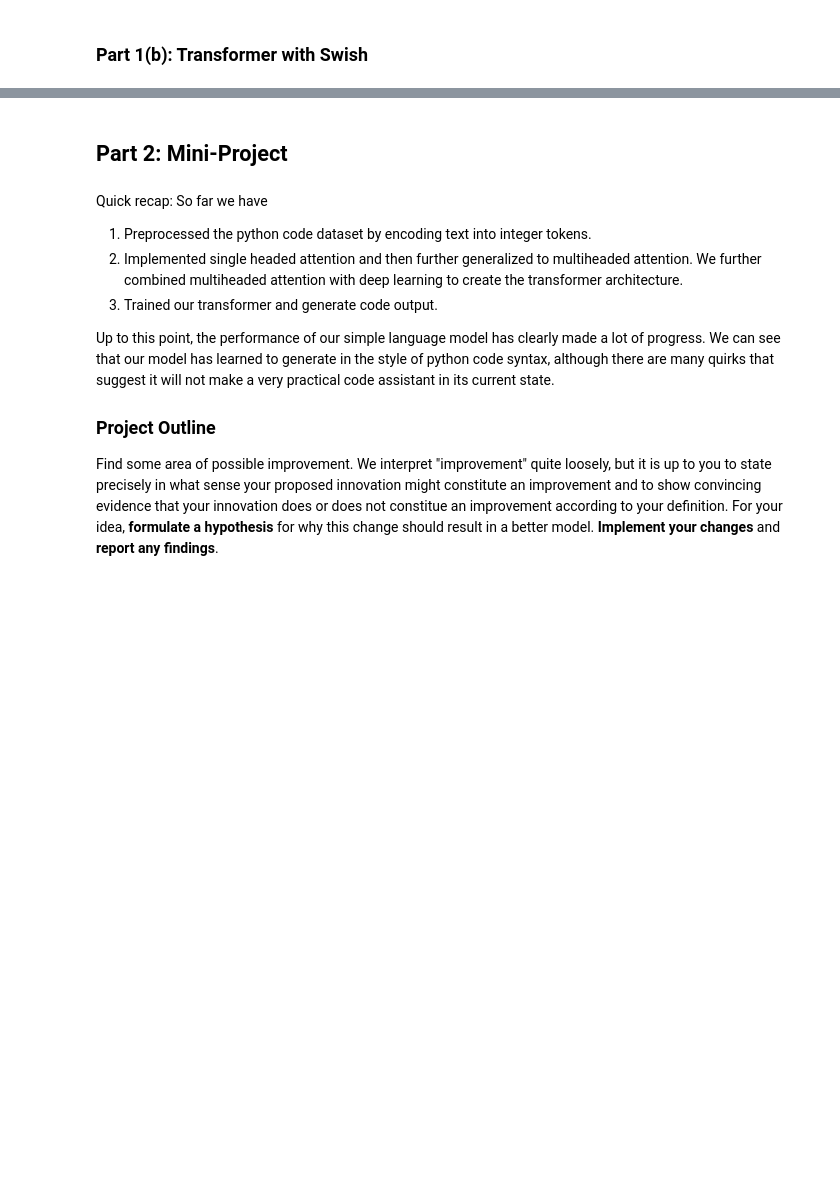
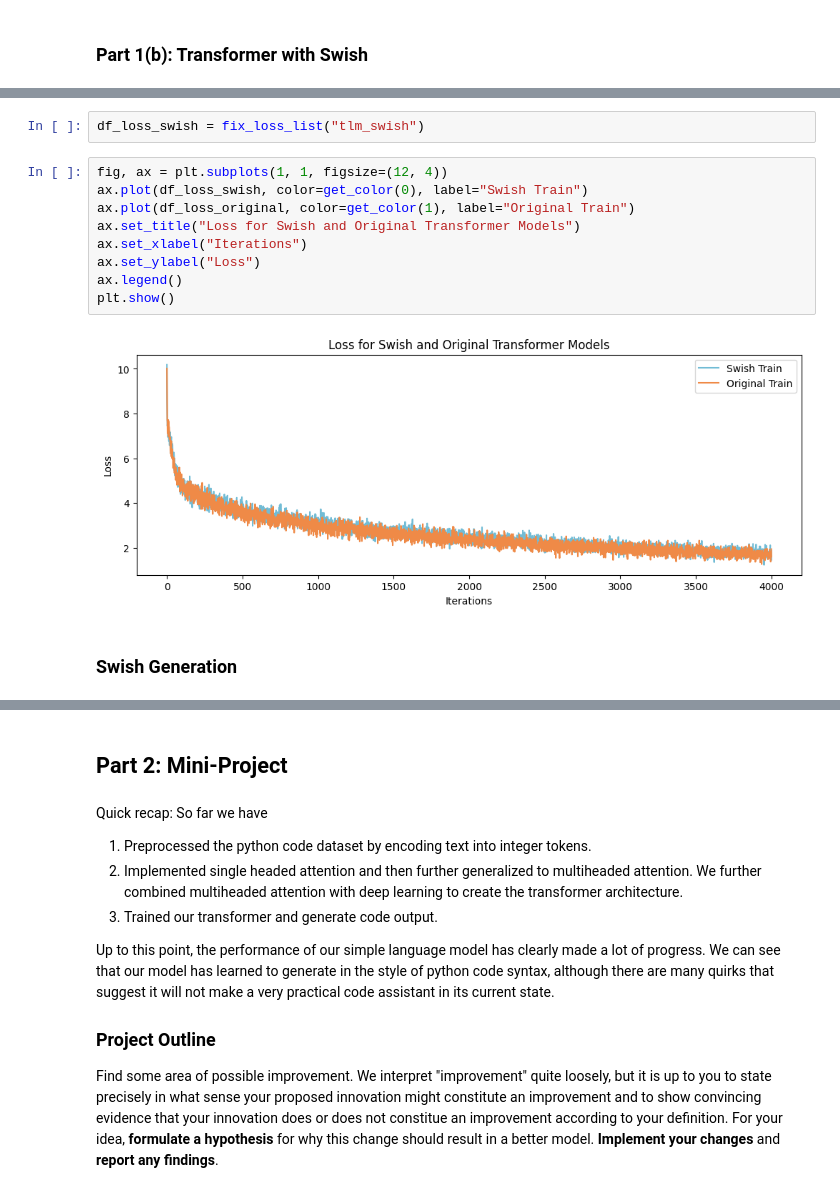
Before and after one commit to noahcowan1/S4Mamba_Implementation, a Jupyter notebook: CowanKatiyar_hw4_Part2.ipynb, the cells around one changed output, grey strips where cells are left out. Cells and saved outputs as stored; diff of their text form; blank space fills up the shorter version.

```diff
--- a/CowanKatiyar_hw4_Part2.ipynb
+++ b/CowanKatiyar_hw4_Part2.ipynb
@@ -836,0 +792,15 @@ loss_list_tlm, loss_eval_tlm = train_or_load_model(save_dir,
+# %%
+df_loss_swish = fix_loss_list("tlm_swish")
+# %%
+fig, ax = plt.subplots(1, 1, figsize=(12, 4))
+ax.plot(df_loss_swish, color=get_color(0), label="Swish Train")
+ax.plot(df_loss_original, color=get_color(1), label="Original Train")
+ax.set_title("Loss for Swish and Original Transformer Models")
+ax.set_xlabel("Iterations")
+ax.set_ylabel("Loss")
+ax.legend()
+plt.show()
+# %% [output]
+[figure, added]
+# %% [markdown]
+### Swish Generation
```
Also changed, not shown: parts of 57 cells of this notebook.
